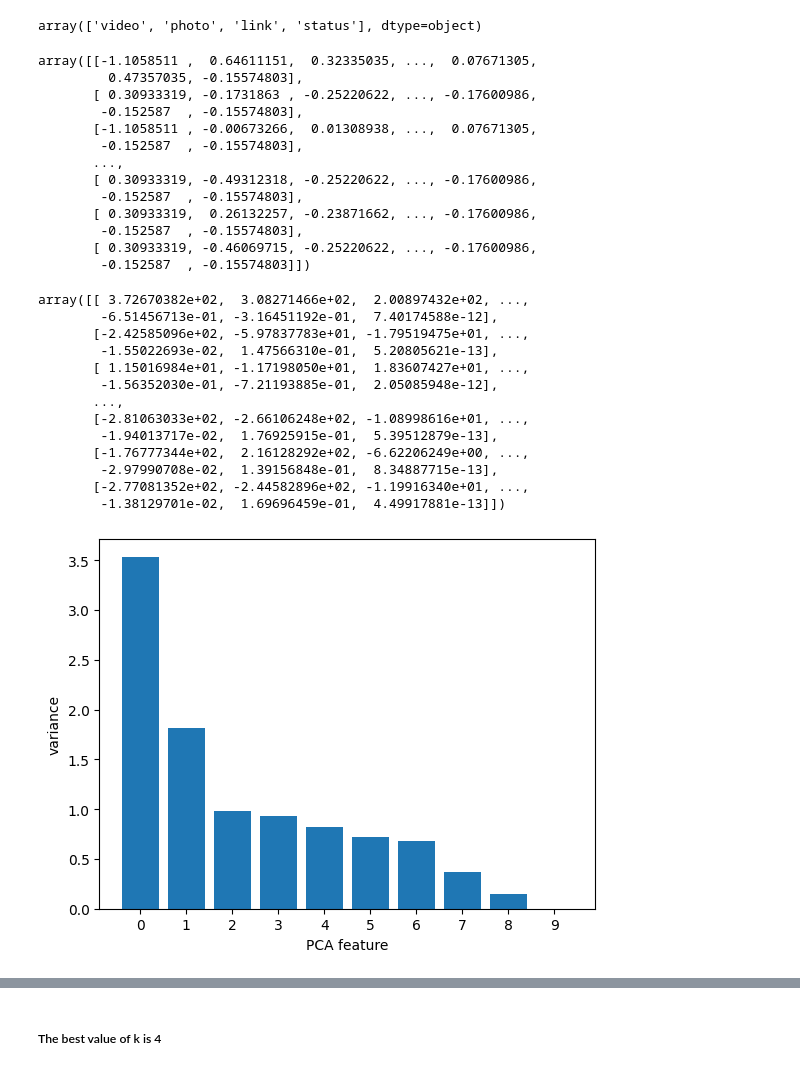
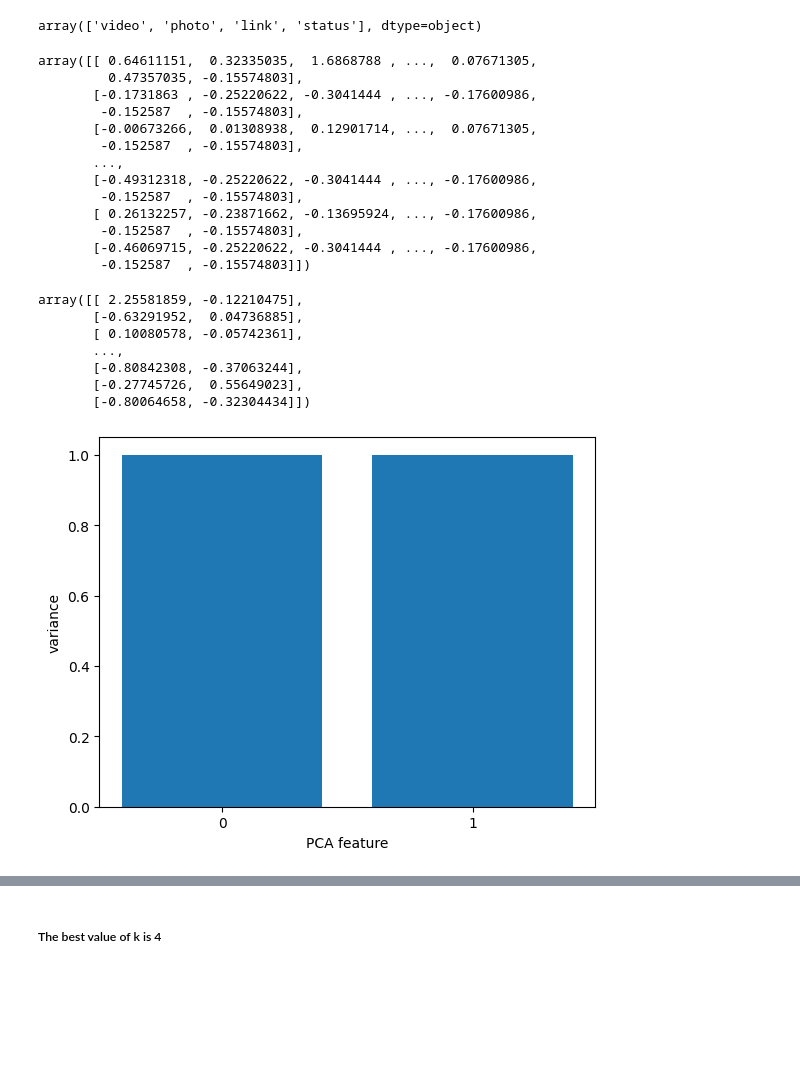
Before and after one commit to AmenAllahHemdani/Unsupervised-first-project, a Jupyter notebook: main.ipynb, the cells around one changed output, grey strips where cells are left out. Cells and saved outputs as stored; diff of their text form; code cells hidden in the pictures; blank space fills up the shorter version.

```diff
--- a/main.ipynb
+++ b/main.ipynb
@@ -99,7 +99,7 @@ df["status_type"] = df["status_type"].map({"video": 0, "photo": 1,"link": 2, "st
 # %%
 df.drop(columns=["status_id","status_published"],inplace=True)
 # %%
-X = df
+X = df.drop(columns="status_type")
 y = df["status_type"]
 # %%
 from sklearn.preprocessing import StandardScaler
@@ -110,59 +110,53 @@ data_scaled = scaler.fit_transform(X)
 # %%
 data_scaled
 # %% [output]
-array([[-1.1058511 ,  0.64611151,  0.32335035, ...,  0.07671305,
+array([[ 0.64611151,  0.32335035,  1.6868788 , ...,  0.07671305,
          0.47357035, -0.15574803],
-       [ 0.30933319, -0.1731863 , -0.25220622, ..., -0.17600986,
+       [-0.1731863 , -0.25220622, -0.3041444 , ..., -0.17600986,
         -0.152587  , -0.15574803],
-       [-1.1058511 , -0.00673266,  0.01308938, ...,  0.07671305,
+       [-0.00673266,  0.01308938,  0.12901714, ...,  0.07671305,
         -0.152587  , -0.15574803],
        ...,
-       [ 0.30933319, -0.49312318, -0.25220622, ..., -0.17600986,
+       [-0.49312318, -0.25220622, -0.3041444 , ..., -0.17600986,
         -0.152587  , -0.15574803],
-       [ 0.30933319,  0.26132257, -0.23871662, ..., -0.17600986,
+       [ 0.26132257, -0.23871662, -0.13695924, ..., -0.17600986,
         -0.152587  , -0.15574803],
-       [ 0.30933319, -0.46069715, -0.25220622, ..., -0.17600986,
+       [-0.46069715, -0.25220622, -0.3041444 , ..., -0.17600986,
         -0.152587  , -0.15574803]])
 # %%
 from sklearn.decomposition import PCA
 
 # Create PCA instance: model
-pca = PCA()
+pca = PCA(n_components=2)
 
 # Apply the fit_transform method of model to grains: pca_features
-pca_features = pca.fit_transform(X)
+pca_features = pca.fit_transform(data_scaled)
 # %%
 pca_features
 # %% [output]
-array([[ 3.72670382e+02,  3.08271466e+02,  2.00897432e+02, ...,
-        -6.51456713e-01, -3.16451192e-01,  7.40174588e-12],
-       [-2.42585096e+02, -5.97837783e+01, -1.79519475e+01, ...,
-        -1.55022693e-02,  1.47566310e-01,  5.20805621e-13],
-       [ 1.15016984e+01, -1.17198050e+01,  1.83607427e+01, ...,
-        -1.56352030e-01, -7.21193885e-01,  2.05085948e-12],
+array([[ 2.25581859, -0.12210475],
+       [-0.63291952,  0.04736885],
+       [ 0.10080578, -0.05742361],
        ...,
-       [-2.81063033e+02, -2.66106248e+02, -1.08998616e+01, ...,
-        -1.94013717e-02,  1.76925915e-01,  5.39512879e-13],
-       [-1.76777344e+02,  2.16128292e+02, -6.62206249e+00, ...,
-        -2.97990708e-02,  1.39156848e-01,  8.34887715e-13],
-       [-2.77081352e+02, -2.44582896e+02, -1.19916340e+01, ...,
-        -1.38129701e-02,  1.69696459e-01,  4.49917881e-13]])
+       [-0.80842308, -0.37063244],
+       [-0.27745726,  0.55649023],
+       [-0.80064658, -0.32304434]])
 # %%
 from sklearn.pipeline import make_pipeline
 import matplotlib.pyplot as plt
 
 pipeline = make_pipeline(scaler,pca)
 
 # Fit the pipeline to 'samples'
-pipeline.fit(X)
+pipeline.fit(pca_features)
 
 # Plot the explained variances
 features = range(pca.n_components_)
 plt.bar(features, pca.explained_variance_)
 plt.xlabel('PCA feature')
 plt.ylabel('variance')
 plt.xticks(features)
 plt.show()
 # %% [output]
-[figure, old version]
+[figure, new version]
 # %%
```
Also changed, not shown: parts of 10 cells of this notebook.
